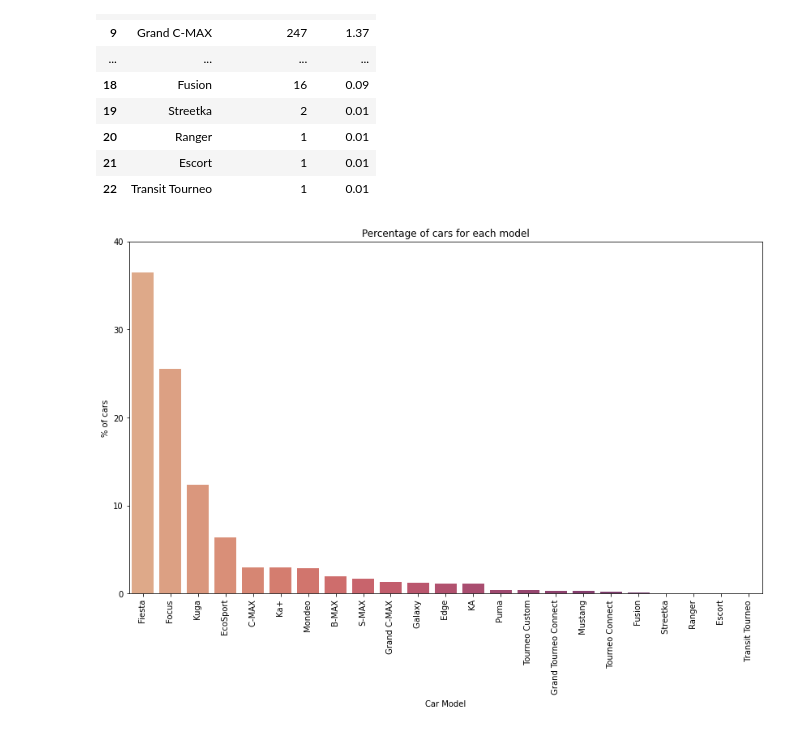
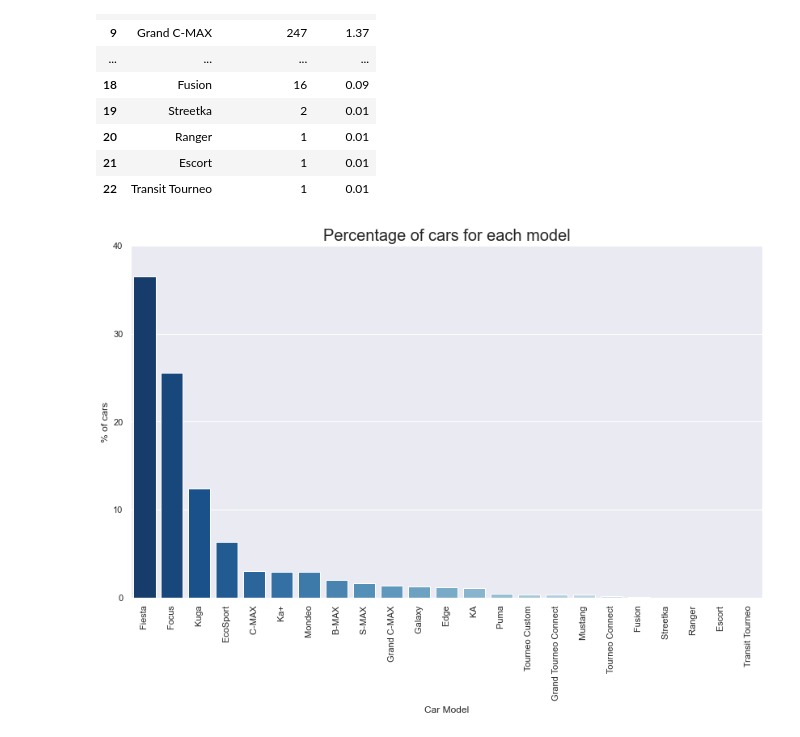
Before and after one commit to st0rmw1nd/ford_used_car_analysis, a Jupyter notebook: ford_used_car_analysis.ipynb, the cells around one changed output. Saved outputs shown, nothing was run; the diff lists cells and outputs as text; code cells hidden in the pictures.

```diff
--- a/ford_used_car_analysis.ipynb
+++ b/ford_used_car_analysis.ipynb
@@ -31,3 +18,6 @@ Saving ford.csv to ford.csv
+# %%
+# load the dataset (ford.csv in current case)
+dF = pd.read_csv('ford.csv')
 # %%
 print(type(dF)) # shows the datatype of the DataFrame
 display(dF.head()) # shows the first few rows (5 if left empty) of the dataset
@@ -140,27 +134,30 @@ display(dF_model)
 | 21 | Escort | 1 | 0.01 |
 | 22 | Transit Tourneo | 1 | 0.01 |
 # %%
+sns.set_theme(color_codes = True)
+
 # Initialize the figure
 f, ax = plt.subplots(figsize = (14, 8))
+
 
 # Plot
 sns.barplot(data = dF_model,
             x = "Model",
             y = "% of cars",
-            palette="flare")
+            palette = "Blues_r")
 
 # Labels & title
 plt.xlabel("Car Model")
 plt.ylabel("% of cars")
-plt.title("Percentage of cars for each model")
+plt.title("Percentage of cars for each model", fontsize = 20)
 
 locs, labels = plt.xticks()
 plt.setp(labels, rotation = 90) # rotating the x-labels for better view
 plt.yticks(np.arange(0,101,10))
 
 # Shortening the y-axis for better view
 ax.set(ylim = (0, 40))
 
 plt.show()
 # %% [output]
-[figure, old version]
+[figure, new version]
```
Also changed, not shown: parts of 13 cells of this notebook.
